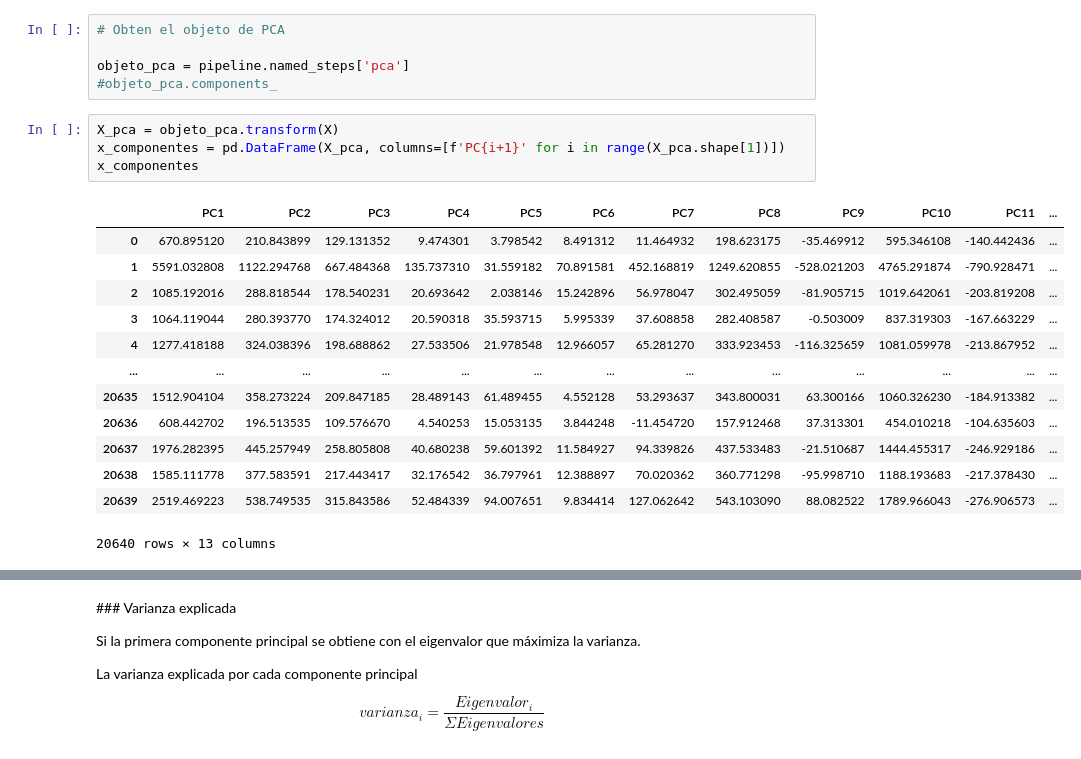
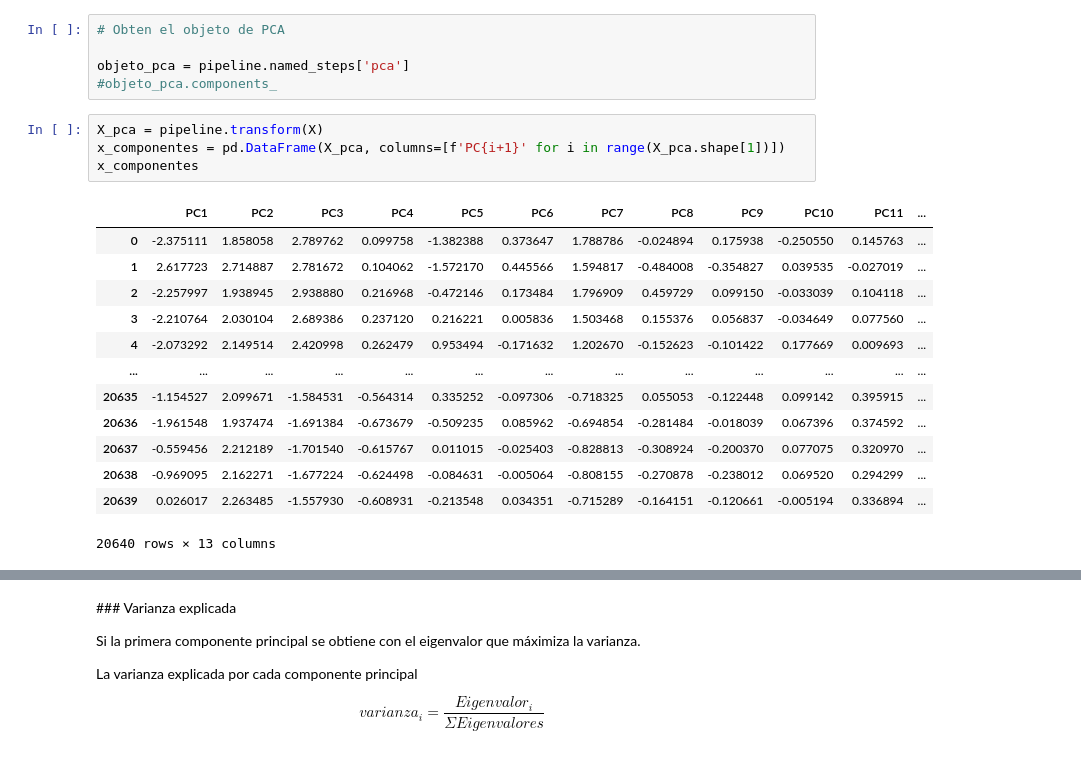
Before and after one commit to zayo1511/LabAprEst, a Jupyter notebook: Parcial4/pca_aplicacion_sin_resolver.ipynb, the cells around one changed output, grey strips where cells are left out. Drawn from its saved outputs; the diff is of its cells as text.

```diff
--- a/Parcial4/pca_aplicacion_sin_resolver.ipynb
+++ b/Parcial4/pca_aplicacion_sin_resolver.ipynb
@@ -33,20 +33,20 @@ Pipeline(steps=[('scaler', StandardScaler()), ('pca', PCA())])
 objeto_pca = pipeline.named_steps['pca']
 #objeto_pca.components_
 # %%
-X_pca = objeto_pca.transform(X)
+X_pca = pipeline.transform(X)
 x_componentes = pd.DataFrame(X_pca, columns=[f'PC{i+1}' for i in range(X_pca.shape[1])])
 x_componentes
 # %% [output]
 |  | PC1 | PC2 | PC3 | PC4 | PC5 | PC6 | PC7 | PC8 | PC9 | PC10 | PC11 | ... |
-| 0 | 670.895120 | 210.843899 | 129.131352 | 9.474301 | 3.798542 | 8.491312 | 11.464932 | 198.623175 | -35.469912 | 595.346108 | -140.442436 | ... |
-| 1 | 5591.032808 | 1122.294768 | 667.484368 | 135.737310 | 31.559182 | 70.891581 | 452.168819 | 1249.620855 | -528.021203 | 4765.291874 | -790.928471 | ... |
-| 2 | 1085.192016 | 288.818544 | 178.540231 | 20.693642 | 2.038146 | 15.242896 | 56.978047 | 302.495059 | -81.905715 | 1019.642061 | -203.819208 | ... |
-| 3 | 1064.119044 | 280.393770 | 174.324012 | 20.590318 | 35.593715 | 5.995339 | 37.608858 | 282.408587 | -0.503009 | 837.319303 | -167.663229 | ... |
-| 4 | 1277.418188 | 324.038396 | 198.688862 | 27.533506 | 21.978548 | 12.966057 | 65.281270 | 333.923453 | -116.325659 | 1081.059978 | -213.867952 | ... |
+| 0 | -2.375111 | 1.858058 | 2.789762 | 0.099758 | -1.382388 | 0.373647 | 1.788786 | -0.024894 | 0.175938 | -0.250550 | 0.145763 | ... |
+| 1 | 2.617723 | 2.714887 | 2.781672 | 0.104062 | -1.572170 | 0.445566 | 1.594817 | -0.484008 | -0.354827 | 0.039535 | -0.027019 | ... |
+| 2 | -2.257997 | 1.938945 | 2.938880 | 0.216968 | -0.472146 | 0.173484 | 1.796909 | 0.459729 | 0.099150 | -0.033039 | 0.104118 | ... |
+| 3 | -2.210764 | 2.030104 | 2.689386 | 0.237120 | 0.216221 | 0.005836 | 1.503468 | 0.155376 | 0.056837 | -0.034649 | 0.077560 | ... |
+| 4 | -2.073292 | 2.149514 | 2.420998 | 0.262479 | 0.953494 | -0.171632 | 1.202670 | -0.152623 | -0.101422 | 0.177669 | 0.009693 | ... |
 | ... | ... | ... | ... | ... | ... | ... | ... | ... | ... | ... | ... | ... |
-| 20635 | 1512.904104 | 358.273224 | 209.847185 | 28.489143 | 61.489455 | 4.552128 | 53.293637 | 343.800031 | 63.300166 | 1060.326230 | -184.913382 | ... |
-| 20636 | 608.442702 | 196.513535 | 109.576670 | 4.540253 | 15.053135 | 3.844248 | -11.454720 | 157.912468 | 37.313301 | 454.010218 | -104.635603 | ... |
-| 20637 | 1976.282395 | 445.257949 | 258.805808 | 40.680238 | 59.601392 | 11.584927 | 94.339826 | 437.533483 | -21.510687 | 1444.455317 | -246.929186 | ... |
-| 20638 | 1585.111778 | 377.583591 | 217.443417 | 32.176542 | 36.797961 | 12.388897 | 70.020362 | 360.771298 | -95.998710 | 1188.193683 | -217.378430 | ... |
-| 20639 | 2519.469223 | 538.749535 | 315.843586 | 52.484339 | 94.007651 | 9.834414 | 127.062642 | 543.103090 | 88.082522 | 1789.966043 | -276.906573 | ... |
+| 20635 | -1.154527 | 2.099671 | -1.584531 | -0.564314 | 0.335252 | -0.097306 | -0.718325 | 0.055053 | -0.122448 | 0.099142 | 0.395915 | ... |
+| 20636 | -1.961548 | 1.937474 | -1.691384 | -0.673679 | -0.509235 | 0.085962 | -0.694854 | -0.281484 | -0.018039 | 0.067396 | 0.374592 | ... |
+| 20637 | -0.559456 | 2.212189 | -1.701540 | -0.615767 | 0.011015 | -0.025403 | -0.828813 | -0.308924 | -0.200370 | 0.077075 | 0.320970 | ... |
+| 20638 | -0.969095 | 2.162271 | -1.677224 | -0.624498 | -0.084631 | -0.005064 | -0.808155 | -0.270878 | -0.238012 | 0.069520 | 0.294299 | ... |
+| 20639 | 0.026017 | 2.263485 | -1.557930 | -0.608931 | -0.213548 | 0.034351 | -0.715289 | -0.164151 | -0.120661 | -0.005194 | 0.336894 | ... |
 20640 rows × 13 columns
```
Also changed, not shown: parts of 8 cells of this notebook.
